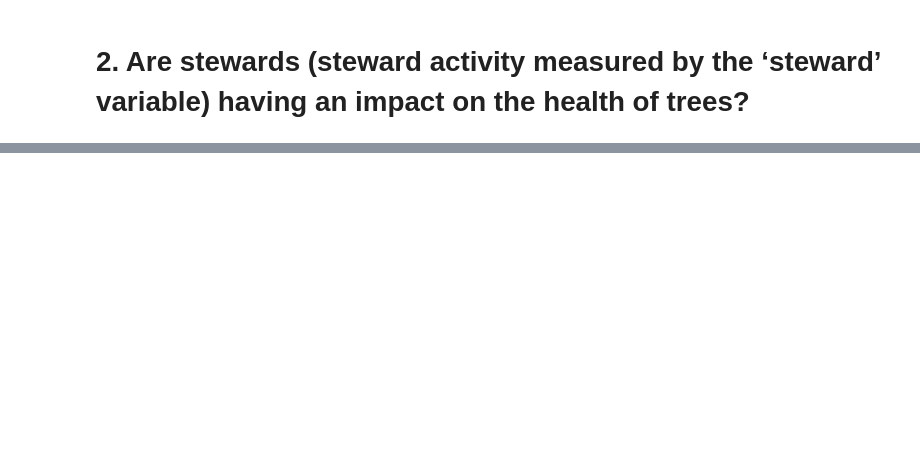
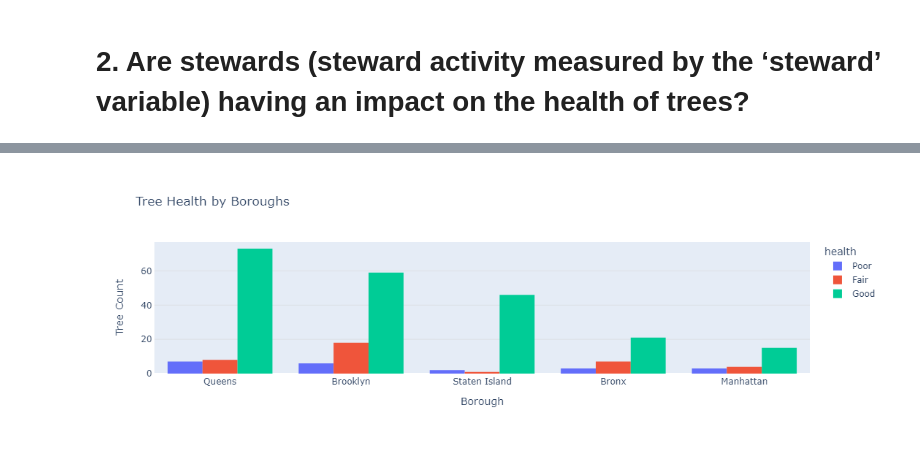
Before and after one commit to GitableGabe/CUNY_DATA_608, a Jupyter notebook: module4/module4-sample-code.ipynb, the cells around one changed output, grey strips where cells are left out. Cells and saved outputs as stored; diff of their text form; code cells hidden in the pictures; blank space fills up the shorter version.

```diff
--- a/module4/module4-sample-code.ipynb
+++ b/module4/module4-sample-code.ipynb
@@ -186,0 +278,18 @@ pd.crosstab(index=soql_trees_1['health'], columns='count', margins=True,
+# %%
+#1 viz
+species = 'American beech' #only dynamic filter needed in the dash would be tree type
+df_plot1 = soql_trees_1[(soql_trees_1['species'] == species)]
+
+fig = px.histogram(df_plot1, x='borough', y='count', color='health',
+                   category_orders={"health": [ "Poor","Fair","Good"]},
+title='Tree Health by Boroughs',
+labels={"borough": "Borough","count": "Count"})
+
+fig.update_xaxes(type='category', showline=True)
+fig.update_yaxes(title_text='Tree Count', showline=True, gridwidth=.5 ,gridcolor='lightgrey')
+fig.update_layout(barmode='group',
+                  xaxis={'categoryorder':'total descending'})
+
+fig.show()
+# %% [output]
+[figure, added]
```
Also changed, not shown: parts of 10 cells of this notebook.
